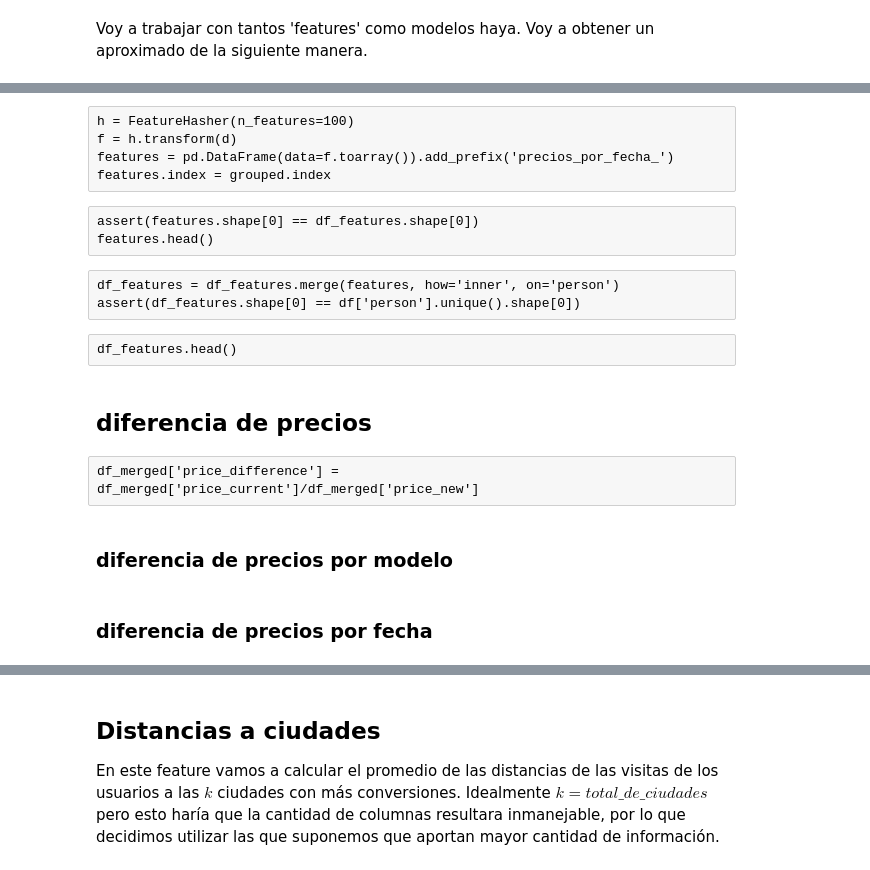
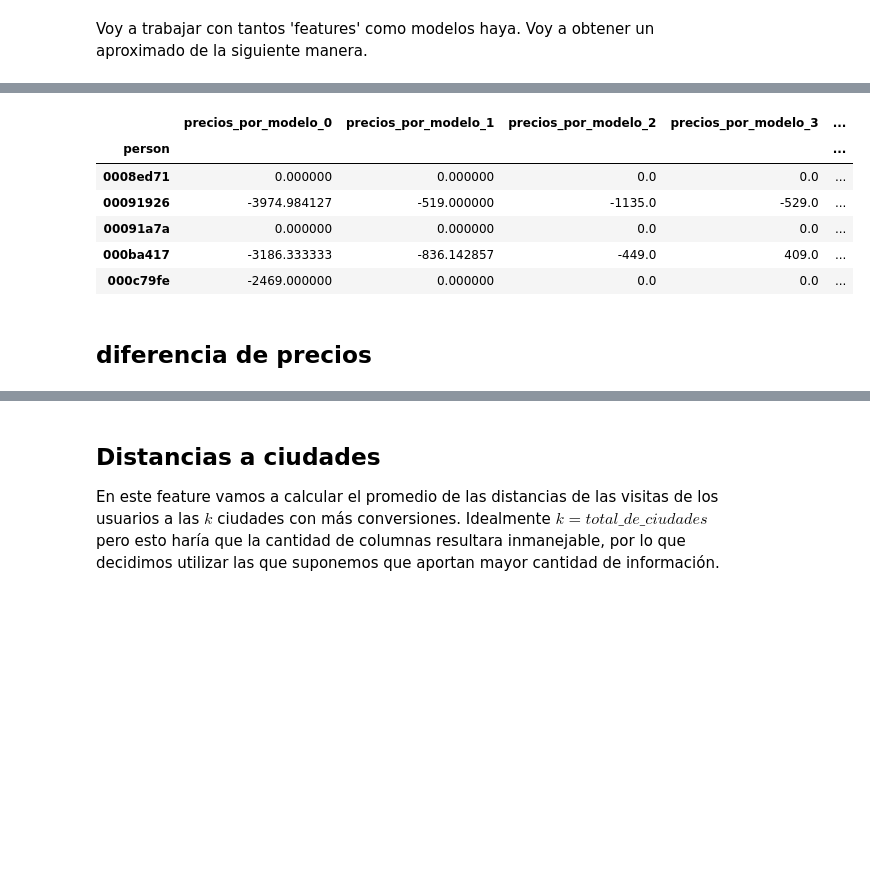
Before and after one commit to seblaz/7506-datos-tp2, a Jupyter notebook: Features/Features Seba.ipynb, the cells around one changed output, grey strips where cells are left out. Cells and saved outputs as stored; diff of their text form; code cells hidden in the pictures; blank space fills up the shorter version.

```diff
--- a/Features/Features Seba.ipynb
+++ b/Features/Features Seba.ipynb
@@ -372,2 +360,4 @@ d = grouped.fillna(0).to_dict('records')
+# %%
+d = grouped.fillna(0).to_dict('records')
 # %% [markdown]
 Voy a trabajar con tantos 'features' como modelos haya. Voy a obtener un aproximado de la siguiente manera.
@@ -397,13 +364,16 @@ grouped = grouped.reset_index(level=1).groupby('person').apply(lambda x: dict(x.
-# %% [raw]
-h = FeatureHasher(n_features=100)
-f = h.transform(d)
-features = pd.DataFrame(data=f.toarray()).add_prefix('precios_por_fecha_')
-features.index = grouped.index
-# %% [raw]
-assert(features.shape[0] == df_features.shape[0])
-features.head()
-# %% [raw]
-df_features = df_features.merge(features, how='inner', on='person')
-assert(df_features.shape[0] == df['person'].unique().shape[0])
-# %% [raw]
-df_features.head()
+# %%
+h = FeatureHasher(n_features=10)
+f = h.transform(d)
+features = pd.DataFrame(data=f.toarray()).add_prefix('precios_por_modelo_')
+features.index = grouped.index
+# %%
+assert(features.shape[0] == df_features.shape[0])
+features.head()
+# %% [output]
+|  | precios_por_modelo_0 | precios_por_modelo_1 | precios_por_modelo_2 | precios_por_modelo_3 | ... |
+| person |  |  |  |  | ... |
+| 0008ed71 | 0.000000 | 0.000000 | 0.0 | 0.0 | ... |
+| 00091926 | -3974.984127 | -519.000000 | -1135.0 | -529.0 | ... |
+| 00091a7a | 0.000000 | 0.000000 | 0.0 | 0.0 | ... |
+| 000ba417 | -3186.333333 | -836.142857 | -449.0 | 409.0 | ... |
+| 000c79fe | -2469.000000 | 0.000000 | 0.0 | 0.0 | ... |
@@ -410,8 +383,2 @@ df_features.head()
 # %% [markdown]
 ## diferencia de precios
-# %% [raw]
-df_merged['price_difference'] = df_merged['price_current']/df_merged['price_new']
-# %% [markdown]
-### diferencia de precios por modelo
-# %% [markdown]
-### diferencia de precios por fecha
```
Also changed, not shown: parts of 32 cells of this notebook, 24 other files.
